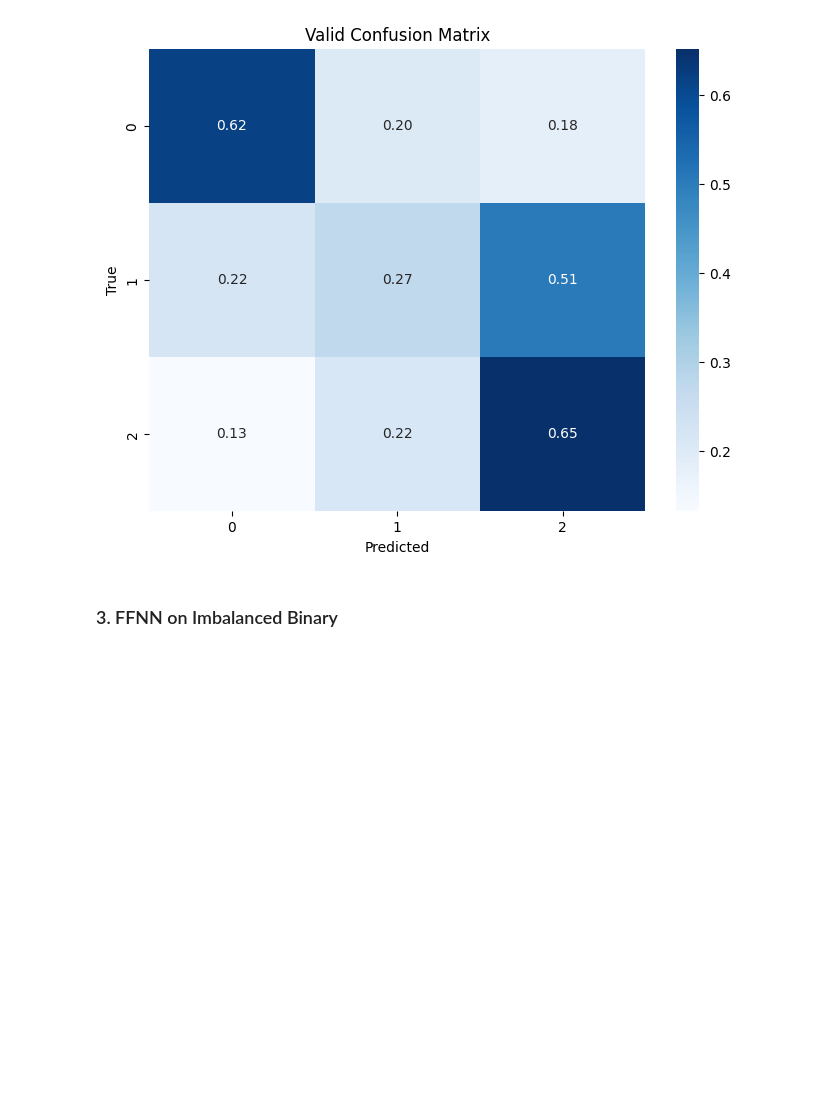
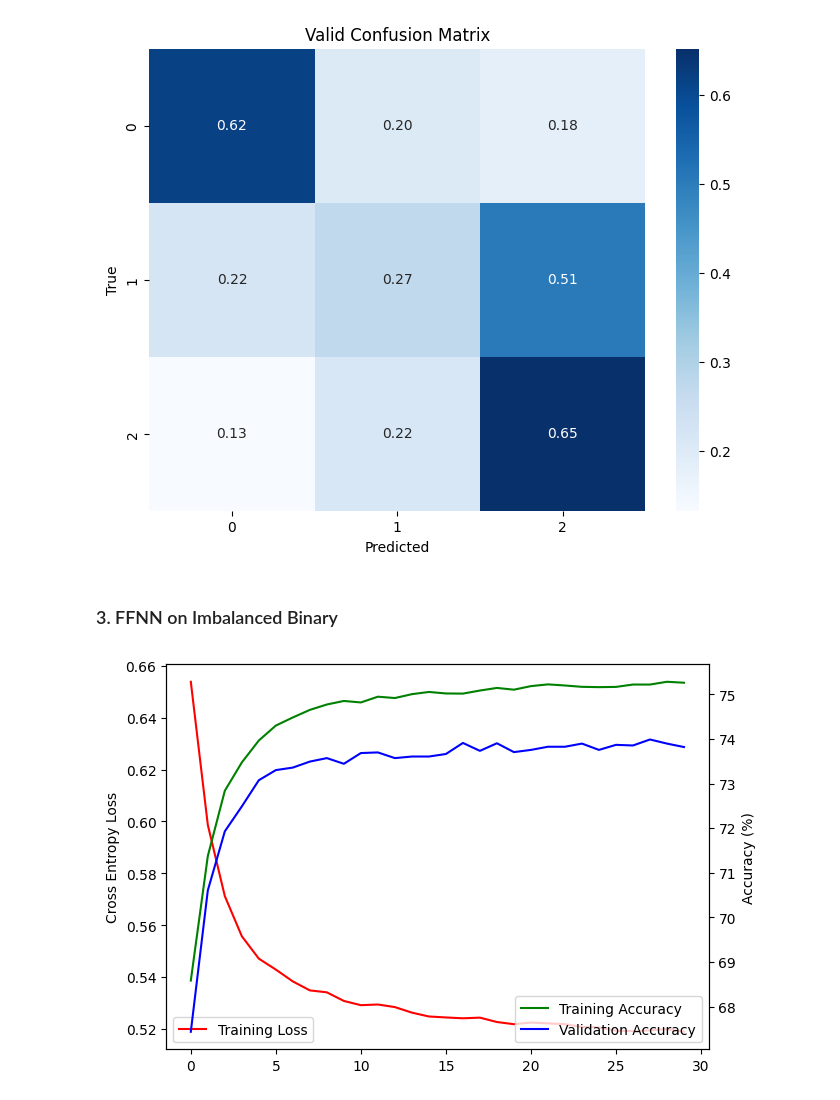
Before and after one commit to Panta-Rhei-LZ/DS-9000-Project-Data, a Jupyter notebook: Neural_Network.ipynb, the cells around one changed output. Saved outputs shown, nothing was run; the diff lists cells and outputs as text; code cells hidden in the pictures; blank space fills up the shorter version.

Commit message:
Added FFNN model trained on imbalanced diabetes_binary dataset

```diff
--- a/Neural_Network.ipynb
+++ b/Neural_Network.ipynb
@@ -459,0 +524,3 @@ Valid accuracy: 61.51%
+# %%
+num_features_diabetes_binary = X_diabetes_binary.shape[1]
+num_classes_diabetes_binary = y_diabetes_binary.nunique()
@@ -459,0 +553,88 @@ Valid accuracy: 61.51%
+# %%
+#device = torch.device("cuda" if torch.cuda.is_available() else "cpu")
+#print(f'Current device is: {device}')
+learning_rate = 0.0005
+num_epochs=30
+# %%
+model3 = FFNN_diabete_binary(num_features_diabetes_binary, num_classes_diabetes_binary)
+#model3.to(device)
+criterion = nn.BCELoss()
+optimizer = optim.Adamax(
+    model3.parameters(),
+    lr=learning_rate
+)
+
+losses = []
+train_accuracies = []
+test_accuracies = []
+
+# Training loop
+for epoch in range(num_epochs):
+    # Set the model to training mode
+    model3.train()
+    current_loss = 0
+
+    for i, data in enumerate(train_loader_diabetes_binary_sm):
+        # Get the inputs; data is a list of [inputs, labels]
+        inputs, labels = data
+
+        # Move the data to GPU
+        #inputs = inputs.to(device)
+        #labels = labels.to(device)
+
+        # Zero the parameter gradients
+        optimizer.zero_grad()
+
+        # Forward + Backward + Optimize
+        outputs = model3(inputs)
+        loss = criterion(outputs, labels.view(-1, 1))
+        loss.backward()
+        optimizer.step()
+
+        # Update running loss
+        current_loss += loss.item()
+
+    # Find loss for current epoch
+    average_loss = current_loss / len(train_loader_diabetes_binary_sm)
+    losses.append(average_loss)
+
+    # Set model to evaluation mode
+    model3.eval()
+
+    # Find training accuracy and test accuracy for current epoch
+    train_predictions = []
+    train_labels = []
+    test_predictions = []
+    test_labels = []
+
+    with torch.no_grad():
+        for inputs, labels in train_loader_diabetes_binary_sm:
+            #inputs = inputs.to(device)
+            #labels = labels.to(device)
+
+            # Pass forward
+            outputs = model3.forward(inputs)
+            predicted = (outputs > 0.5).float()
+
+            # Collect predictions and labels
+            train_predictions.extend(predicted.cpu().numpy())
+            train_labels.extend(labels.cpu().numpy())
+
+        for inputs, labels in test_loader_diabetes_binary_sm:
+            #inputs = inputs.to(device)
+            #labels = labels.to(device)
+
+            # Pass forward
+            outputs = model3.forward(inputs)
+            predicted = (outputs > 0.5).float()
+
+            # Collect predictions and labels
+            test_predictions.extend(predicted.cpu().numpy())
+            test_labels.extend(labels.cpu().numpy())
+
+    train_accuracies.append(accuracy_score(train_labels, train_predictions) * 100)
+    test_accuracies.append(accuracy_score(test_labels, test_predictions) * 100)
+
+    live_plot(np.array(losses), np.array(train_accuracies), test_accuracies)
+# %% [output]
+[figure, added]
```
Also changed, not shown: parts of 18 cells of this notebook.
